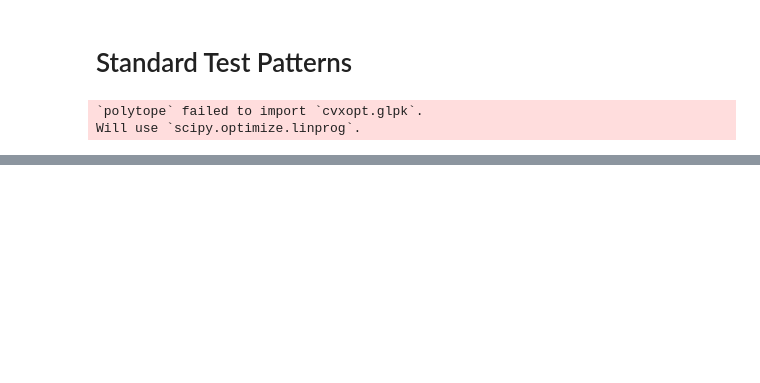
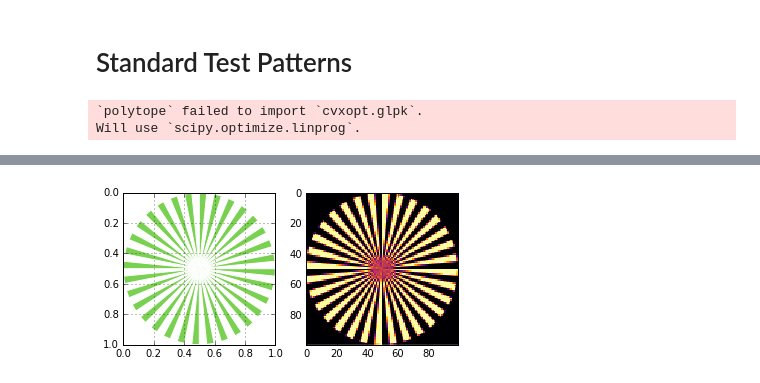
Before and after one commit to AdvancedPhotonSource/xdesign, a Jupyter notebook: docs/demos/StandardPatterns.ipynb, the cells around one changed output, grey strips where cells are left out. Drawn from its saved outputs; the diff is of its cells as text; code cells hidden in the pictures; blank space fills up the shorter version.

```diff
--- a/docs/demos/StandardPatterns.ipynb
+++ b/docs/demos/StandardPatterns.ipynb
@@ -62,11 +62,13 @@ plt.show()
 # %%
-s = SiemensStar(6)
+s = SiemensStar(32)
 sidebyside(s)
 plt.savefig('SiemensStar_sidebyside.png', dpi='figure',
         orientation='landscape', papertype=None, format=None,
         transparent=True, bbox_inches='tight', pad_inches=0.0,
         frameon=False)
 plt.show()
+# %% [output]
+[figure, added]
 # %%
 fig = plt.figure(figsize=(8, 6), dpi=600)
 gs1 = gridspec.GridSpec(3, 4)
```
Also changed, not shown: parts of 6 cells of this notebook, 4 other files.
